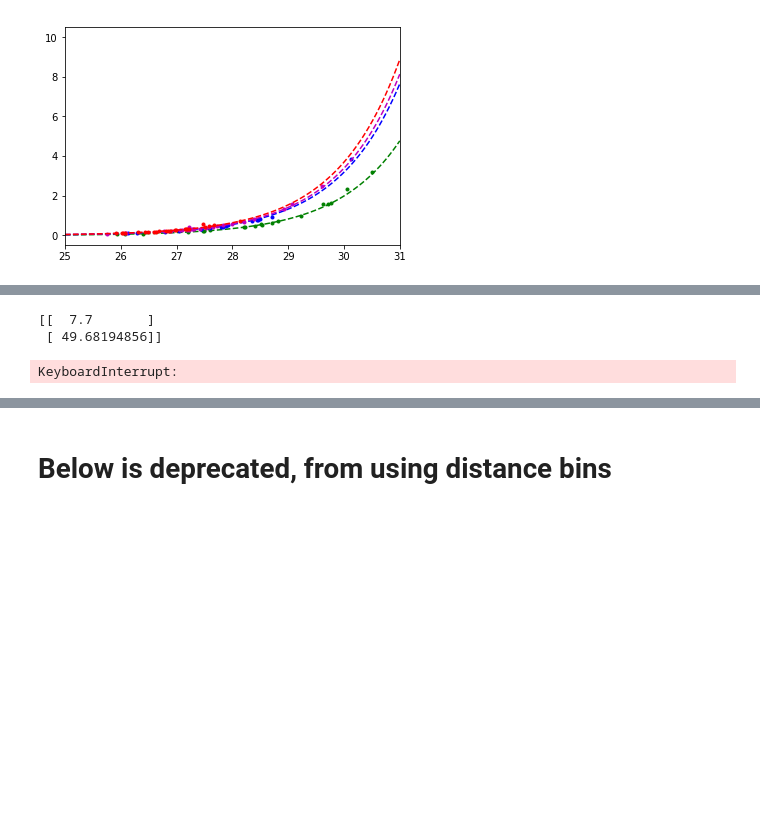
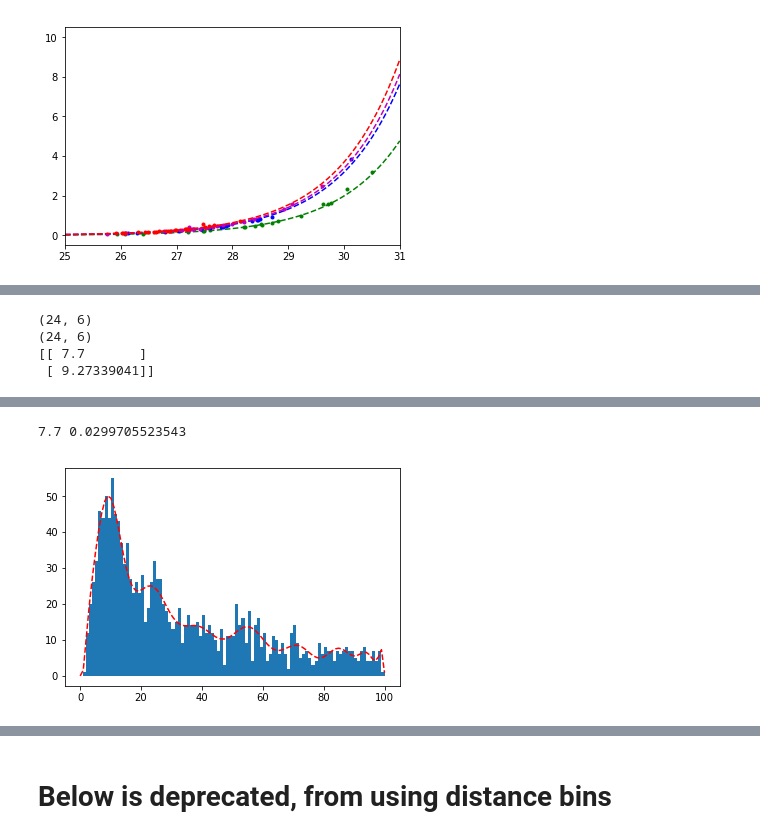
Before and after one commit to TTakaro/Type-Iax-HST, a Jupyter notebook: machine_learning/2008ha_MachineLearning.ipynb, the cells around one changed output, grey strips where cells are left out. Saved outputs shown, nothing was run; the diff lists cells and outputs as text; code cells hidden in the pictures; blank space fills up the shorter version.

Commit message:
Updated to run Monte Carlo in external python script

```diff
--- a/machine_learning/2008ha_MachineLearning.ipynb
+++ b/machine_learning/2008ha_MachineLearning.ipynb
@@ -716,6 +715,17 @@ def invSalpeter(u):
 # This section sets up the false stars for one age
 age = CChi.T[0][23] # Sorted list of ages is CChi.T[0]
 CChi_false = np.zeros([2,1]) # Change 1 to number of runs in Monte Carlo
+
+def Random_mass_mag(mass, mag4, mag5, mag6, mag8):
+    m = invSalpeter(np.random.random(), 4, np.amax(mass))
+
+    # Determines the magnitude corresponding to the point on the isochrone closest in mass to the chosen mass
+    loc=np.array([mag4[np.argmin(np.abs(m - mass))], mag5[np.argmin(np.abs(m - mass))],
+                      mag6[np.argmin(np.abs(m - mass))], mag8[np.argmin(np.abs(m - mass))]])
+    scale=np.array([7.8e-12 * 2.4**loc[0], 1.25e-11 * 2.4**loc[1], 1.33e-11 * 2.4**loc[2], 1.45e-11 * 2.4**loc[3]])
+    #np.random.seed()
+    mags = np.random.normal(loc=loc, scale=scale, size=4)
+    return np.array([m, mags[0], mags[1], mags[2], mags[3]])
 
 def False_Stars_CChi(age, reddening):
     dist = np.random.normal(loc=21.81e6, scale=1.53e6) # Chooses distance using gaussian with errors from literature
@@ -725,7 +735,6 @@ def False_Stars_CChi(age, reddening):
 
     # This array will hold 1. Mass 2. Radial distance 3-6. Magnitudes
     False_stars = np.zeros([new_info3.shape[0] + new_info2.shape[0] + new_info.shape[0] - 2, 6])
-    randoms = np.random.random(False_stars.shape[0])
 
     phys_dist_temp = 0
     for x in range(False_stars.shape[0]):
@@ -736,23 +745,17 @@ def False_Stars_CChi(age, reddening):
         mag_625 = df[idx].ACS_WFC_F625W + dist_adjust + F625W_ext + 2.219*reddening
         mag_814 = df[idx].ACS_WFC_F814W + dist_adjust + F814W_ext + 1.526*reddening
 
-        # Samples IMF to get masses for each star
-        m = invSalpeter(randoms[x])
-        while (m < 6) or (m > np.amax(mass)): # This corresponds ~ to the limiting magnitude. Previously, only uses stars with mass > .075 solar mass
-            m = invSalpeter(np.random.random())
-        False_stars[x,0] = m
+        False_stars[x,1], False_stars[x,2], False_stars[x,3], False_stars[x,4], False_stars[x,5] = Random_mass_mag(
+            mass, mag_435, mag_555, mag_625, mag_814)
+
+        while (False_stars[x,2] > 30) or (False_stars[x,3] > 30) or (False_stars[x,4] > 30) or (False_stars[x,5] > 30):
+            False_stars[x,1], False_stars[x,2], False_stars[x,3], False_stars[x,4], False_stars[x,5] = Random_mass_mag(
+                mass, mag_435, mag_555, mag_625, mag_814)
 
         # Samples radial distribution to get radial distance from SN
         sigma = .92 * 10**age * 3.15e7 * (360 * 60 * 60)/(2 * np.pi) * 1/(21.81e6 * 3.086e13 * .05)
         # Adds in inherent spread in star position at formation with the 100 * rand.rand()
         False_stars[x,1] = abs(np.random.normal(loc=0, scale=sigma)) + 100 * np.random.random()
-
-        # Determines the magnitude corresponding to the point on the isochrone closest in mass to the chosen mass
-        loc=np.array([mag_435[np.argmin(np.abs(m - mass))], mag_555[np.argmin(np.abs(m - mass))],
-                          mag_625[np.argmin(np.abs(m - mass))], mag_814[np.argmin(np.abs(m - mass))]])
-        scale=np.array([7.8e-12 * 2.4**loc[0], 1.25e-11 * 2.4**loc[1], 1.33e-11 * 2.4**loc[2], 1.45e-11 * 2.4**loc[3]])
-        np.random.seed()
-        False_stars[x,2:] = np.random.normal(loc=loc, scale=scale, size=4)
 
         # Now, determine Crappy Chi-squared fit
         phys_dist_weight = 2 * 1/(np.sqrt(2 * np.pi) * sigma) * np.exp(- False_stars[x,1]**2/(2 * sigma**2)) # Gaussian in radius
@@ -763,23 +766,35 @@ def False_Stars_CChi(age, reddening):
     phys_dist_temp /= False_stars.shape[0]
     return np.sqrt(temp)/phys_dist_temp
 
+idx = df.log10_isochrone_age_yr == age
+mass = df[idx].initial_mass
+mag_435 = df[idx].ACS_WFC_F435W + dist_adjust + F435W_ext
+mag_555 = df[idx].ACS_WFC_F555W + dist_adjust + F555W_ext
+mag_625 = df[idx].ACS_WFC_F625W + dist_adjust + F625W_ext
+mag_814 = df[idx].ACS_WFC_F814W + dist_adjust + F814W_ext
+
+#%lprun -f Random_mass_mag Random_mass_mag(mass, mag_435, mag_555, mag_625, mag_814)
+%lprun -f False_Stars_CChi False_Stars_CChi(age, 0)
 CChi_false[0,0] = age
 CChi_false[1,0] = False_Stars_CChi(age, 0)
 print(CChi_false)
 # %% [output]
-[[  7.7       ]
- [ 49.68194856]]
+(24, 6)
+(24, 6)
+[[ 7.7       ]
+ [ 9.27339041]]
-# %%
-# Now, try with a loop to get characterestic values for CChi
-
-age = CChi.T[0][15] # Sorted list of ages is CChi.T[0]
-
-CChi_false = np.zeros([2,1,1000]) # First dimension is age, CChi; Second is varying age; Third is MC runs
-CChi_false[0,0,:] = age
-
-for i in range(CChi_false.shape[2]):
-    CChi_false[1,0,i] = False_Stars_CChi(age, 0)
-
-plt.hist(CChi_false[1,0,:], bins=50);
-# %% [output]
-KeyboardInterrupt:
+# %%
+# Now, try with a loop to get characterestic values for CChi
+# This was run externally, and saved the output as CChi_false_age7.7npy
+CChi_false = np.load("CChi_false_age7.7.npy")
+
+# Finally, fit a probability distribution to the histogram of CChi_false values
+
+x = np.linspace(0,100,100)
+y = plt.hist(CChi_false[1,0,:], bins=np.linspace(0,100,101))[0]
+p = np.poly1d(np.polyfit(x,y,20)) # Applies a 20th order polynomial fit to the histogram
+plt.plot(x, p(x), 'r--')
+
+norm = integrate.quad(p, 0, 100)[0]
+print(CChi[23,0], p(CChi[23,1])/norm) # Returns the relative probability of this age being the proper fit
+# %% [output]
@@ -785,0 +803,2 @@ KeyboardInterrupt:
+7.7 0.0299705523543
+[figure, added]
```
Also changed, not shown: parts of 8 cells of this notebook, 2 other files.
